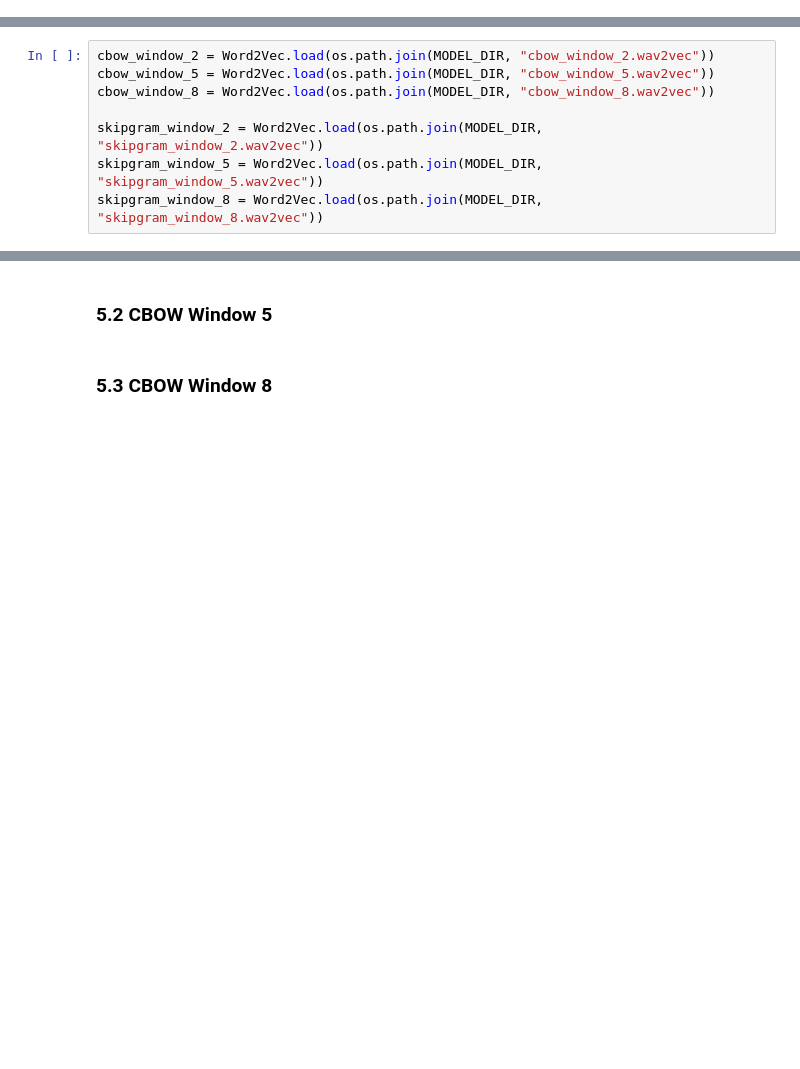
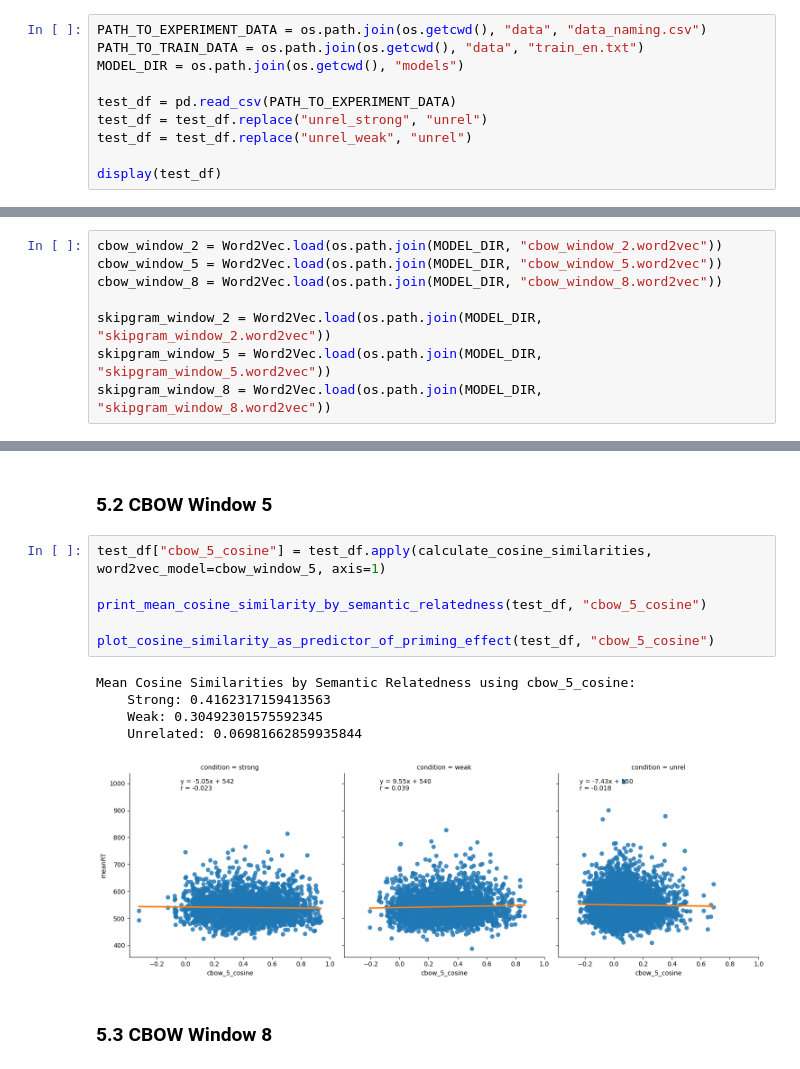
Before and after one commit to daanbrugmans/ru-computational-psycholinguistics-23-24, a Jupyter notebook: assignment-1/main.ipynb, the cells around one changed output, grey strips where cells are left out. Saved outputs shown, nothing was run; the diff lists cells and outputs as text; blank space fills up the shorter version.

```diff
--- a/assignment-1/main.ipynb
+++ b/assignment-1/main.ipynb
@@ -42,0 +21,10 @@ test_df = pd.read_csv(PATH_TO_EXPERIMENT_DATA)
+# %%
+PATH_TO_EXPERIMENT_DATA = os.path.join(os.getcwd(), "data", "data_naming.csv")
+PATH_TO_TRAIN_DATA = os.path.join(os.getcwd(), "data", "train_en.txt")
+MODEL_DIR = os.path.join(os.getcwd(), "models")
+
+test_df = pd.read_csv(PATH_TO_EXPERIMENT_DATA)
+test_df = test_df.replace("unrel_strong", "unrel")
+test_df = test_df.replace("unrel_weak", "unrel")
+
+display(test_df)
@@ -77,13 +81,13 @@ for sg, window in tqdm(WORD2VEC_WINDOW_SPACE):
 # %% [markdown]
 ## 4. Model Loading
 # %%
-cbow_window_2 = Word2Vec.load(os.path.join(MODEL_DIR, "cbow_window_2.wav2vec"))
-cbow_window_5 = Word2Vec.load(os.path.join(MODEL_DIR, "cbow_window_5.wav2vec"))
-cbow_window_8 = Word2Vec.load(os.path.join(MODEL_DIR, "cbow_window_8.wav2vec"))
+cbow_window_2 = Word2Vec.load(os.path.join(MODEL_DIR, "cbow_window_2.word2vec"))
+cbow_window_5 = Word2Vec.load(os.path.join(MODEL_DIR, "cbow_window_5.word2vec"))
+cbow_window_8 = Word2Vec.load(os.path.join(MODEL_DIR, "cbow_window_8.word2vec"))
 
-skipgram_window_2 = Word2Vec.load(os.path.join(MODEL_DIR, "skipgram_window_2.wav2vec"))
-skipgram_window_5 = Word2Vec.load(os.path.join(MODEL_DIR, "skipgram_window_5.wav2vec"))
-skipgram_window_8 = Word2Vec.load(os.path.join(MODEL_DIR, "skipgram_window_8.wav2vec"))
+skipgram_window_2 = Word2Vec.load(os.path.join(MODEL_DIR, "skipgram_window_2.word2vec"))
+skipgram_window_5 = Word2Vec.load(os.path.join(MODEL_DIR, "skipgram_window_5.word2vec"))
+skipgram_window_8 = Word2Vec.load(os.path.join(MODEL_DIR, "skipgram_window_8.word2vec"))
 # %% [markdown]
 ## 5. Model Testing
 # %%
@@ -100,4 +149,16 @@ skipgram_window_8 = Word2Vec.load(os.path.join(MODEL_DIR, "skipgram_window_8.wav
 # %% [markdown]
 ### 5.2 CBOW Window 5
+# %%
+test_df["cbow_5_cosine"] = test_df.apply(calculate_cosine_similarities, word2vec_model=cbow_window_5, axis=1)
+
+print_mean_cosine_similarity_by_semantic_relatedness(test_df, "cbow_5_cosine")
+
+plot_cosine_similarity_as_predictor_of_priming_effect(test_df, "cbow_5_cosine")
+# %% [output]
+Mean Cosine Similarities by Semantic Relatedness using cbow_5_cosine:
+    Strong: 0.4162317159413563
+    Weak: 0.30492301575592345
+    Unrelated: 0.06981662859935844
+[figure, added]
 # %% [markdown]
 ### 5.3 CBOW Window 8
```
Also changed, not shown: parts of 11 cells of this notebook, 6 other files.
